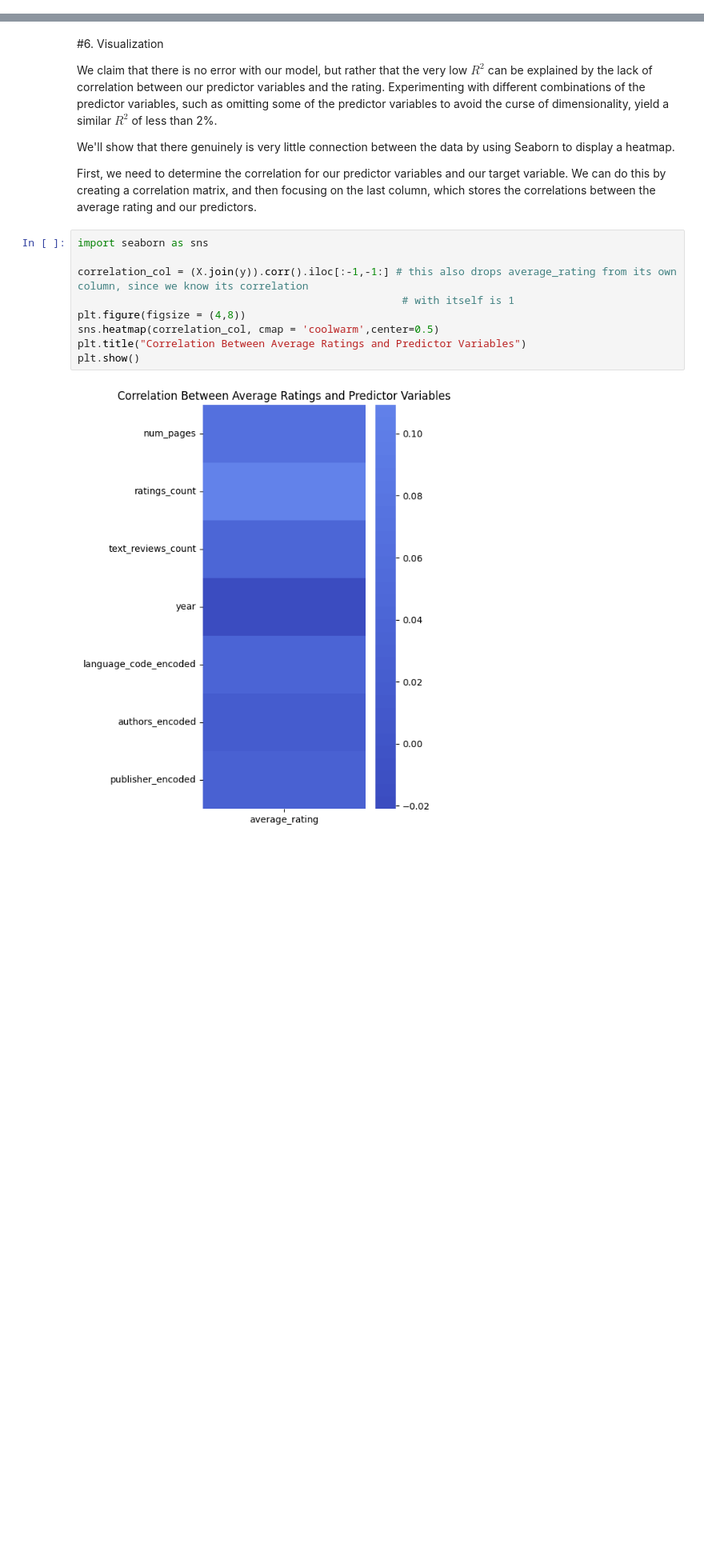
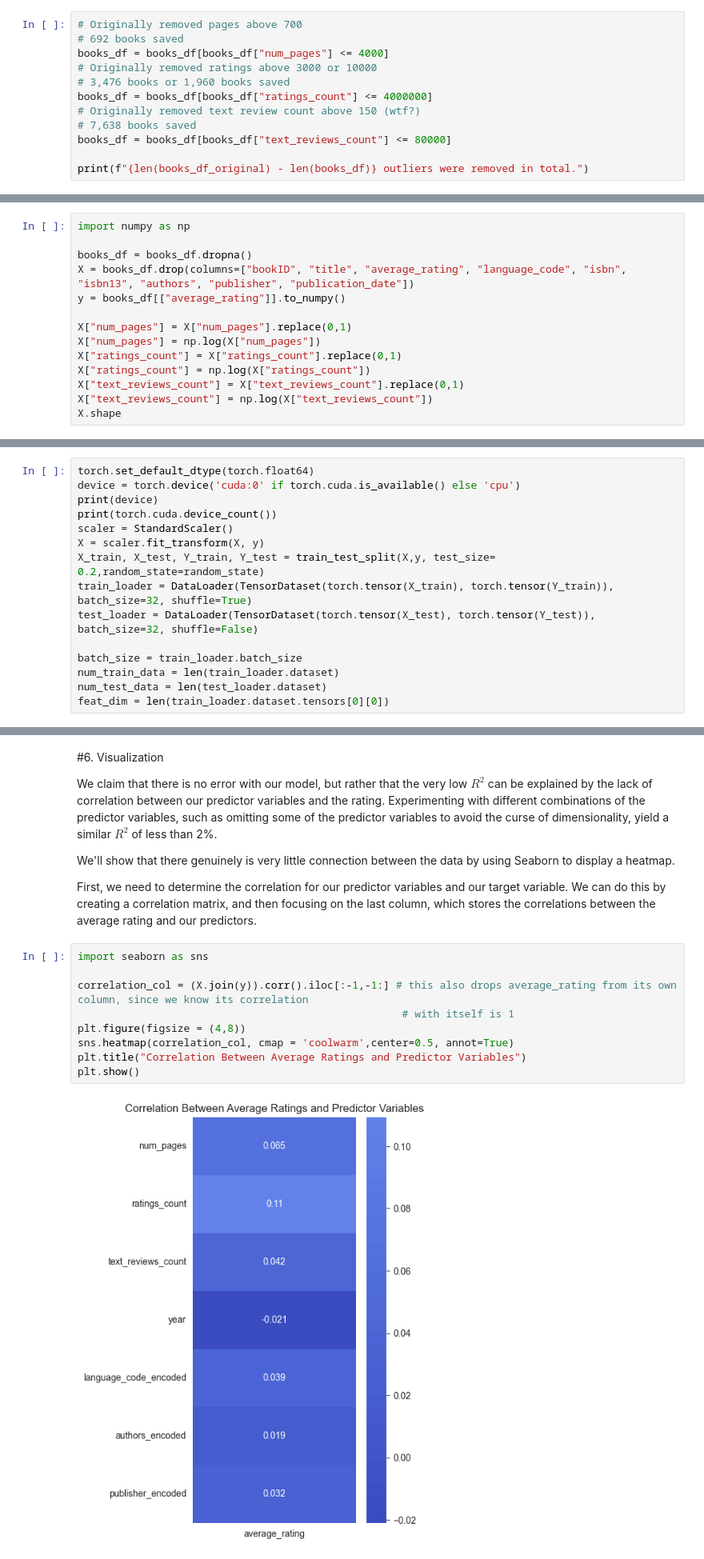
Before and after one commit to aspanguluri/aspanguluri.github.io, a Jupyter notebook: FinalProject.ipynb, the cells around one changed output, grey strips where cells are left out. Shown at 80% size. Cells and saved outputs as stored; diff of their text form; blank space fills up the shorter version.

Commit message:
Re-did scaling, encoding, and added an ML model. Also removed the excessive data cutting

```diff
--- a/FinalProject.ipynb
+++ b/FinalProject.ipynb
@@ -188,0 +193,12 @@ books_df[["text_reviews_count"]].boxplot()
+# %%
+# Originally removed pages above 700
+# 692 books saved
+books_df = books_df[books_df["num_pages"] <= 4000]
+# Originally removed ratings above 3000 or 10000
+# 3,476 books or 1,960 books saved
+books_df = books_df[books_df["ratings_count"] <= 4000000]
+# Originally removed text review count above 150 (wtf?)
+# 7,638 books saved
+books_df = books_df[books_df["text_reviews_count"] <= 80000]
+
+print(f"{len(books_df_original) - len(books_df)} outliers were removed in total.")
@@ -334,0 +348,14 @@ X_train, X_test, y_train, y_test = train_test_split(X, y, test_size=test_size)
+# %%
+import numpy as np
+
+books_df = books_df.dropna()
+X = books_df.drop(columns=["bookID", "title", "average_rating", "language_code", "isbn", "isbn13", "authors", "publisher", "publication_date"])
+y = books_df[["average_rating"]].to_numpy()
+
+X["num_pages"] = X["num_pages"].replace(0,1)
+X["num_pages"] = np.log(X["num_pages"])
+X["ratings_count"] = X["ratings_count"].replace(0,1)
+X["ratings_count"] = np.log(X["ratings_count"])
+X["text_reviews_count"] = X["text_reviews_count"].replace(0,1)
+X["text_reviews_count"] = np.log(X["text_reviews_count"])
+X.shape
@@ -334,0 +366,15 @@ X_train, X_test, y_train, y_test = train_test_split(X, y, test_size=test_size)
+# %%
+torch.set_default_dtype(torch.float64)
+device = torch.device('cuda:0' if torch.cuda.is_available() else 'cpu')
+print(device)
+print(torch.cuda.device_count())
+scaler = StandardScaler()
+X = scaler.fit_transform(X, y)
+X_train, X_test, Y_train, Y_test = train_test_split(X,y, test_size= 0.2,random_state=random_state)
+train_loader = DataLoader(TensorDataset(torch.tensor(X_train), torch.tensor(Y_train)), batch_size=32, shuffle=True)
+test_loader = DataLoader(TensorDataset(torch.tensor(X_test), torch.tensor(Y_test)), batch_size=32, shuffle=False)
+
+batch_size = train_loader.batch_size
+num_train_data = len(train_loader.dataset)
+num_test_data = len(test_loader.dataset)
+feat_dim = len(train_loader.dataset.tensors[0][0])
@@ -367,14 +490,14 @@ First, we need to determine the correlation for our predictor variables and our
 # %%
 import seaborn as sns
 
 correlation_col = (X.join(y)).corr().iloc[:-1,-1:] # this also drops average_rating from its own column, since we know its correlation
                                                     # with itself is 1
 plt.figure(figsize = (4,8))
-sns.heatmap(correlation_col, cmap = 'coolwarm',center=0.5)
+sns.heatmap(correlation_col, cmap = 'coolwarm',center=0.5, annot=True)
 plt.title("Correlation Between Average Ratings and Predictor Variables")
 plt.show()
 # %% [output]
-[figure, old version]
+[figure, new version]
 # %% [markdown]
 As you can see in this heatmap, there is very little correlation between any of the predictor variables and the average rating individually. The best at estimating the average rating is the rating count, but even that has an extremely weak correlation of 0.10. If the predictor variables are this weakly correlated with the average rating, then any model we create will not be able to predict the rating well, as it would have to invent patterns to pick up on. In fact, the fact that our model has such a low $R^2$ indicates that we did not overfit it, as one sign of overfitting is being too sensitive to noise in the data.
 # %% [markdown]
```
Also changed, not shown: parts of 50 cells of this notebook, 1 other file.
